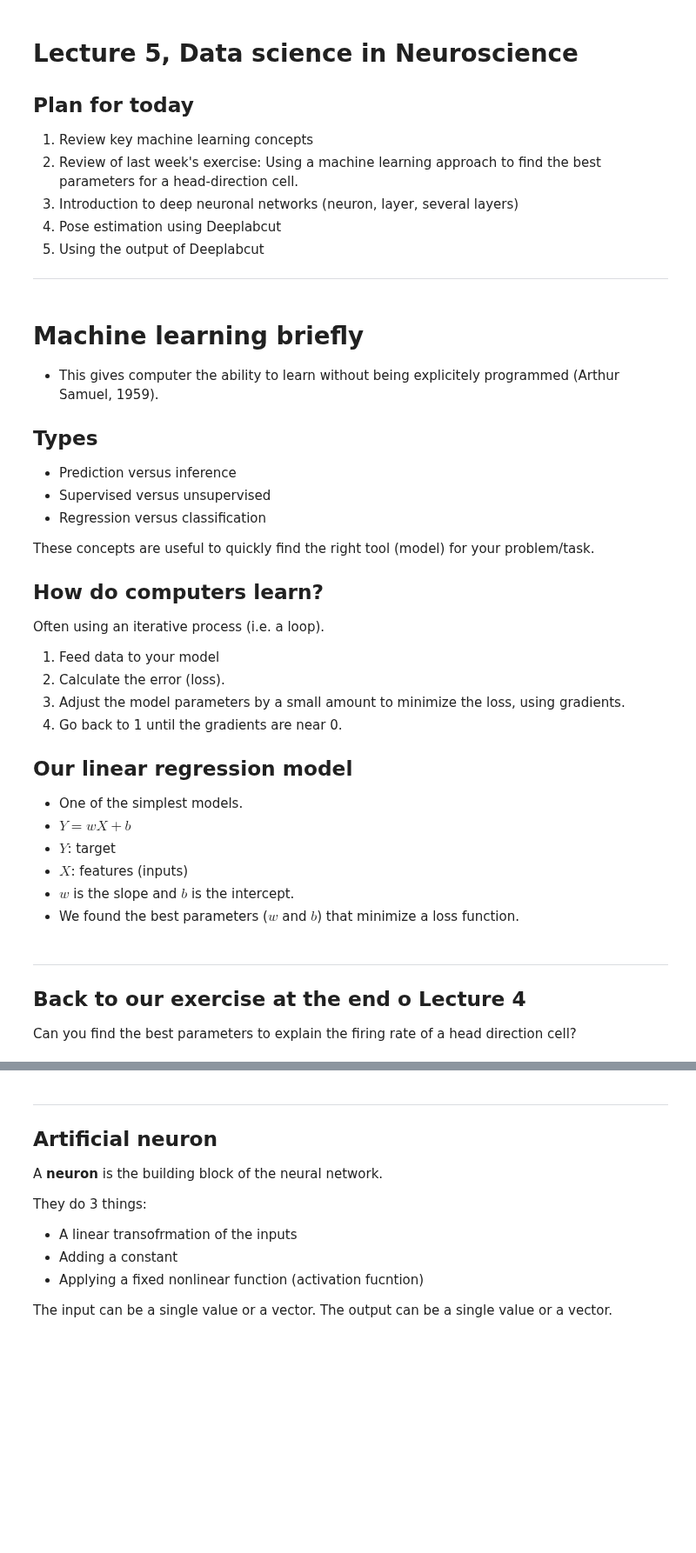
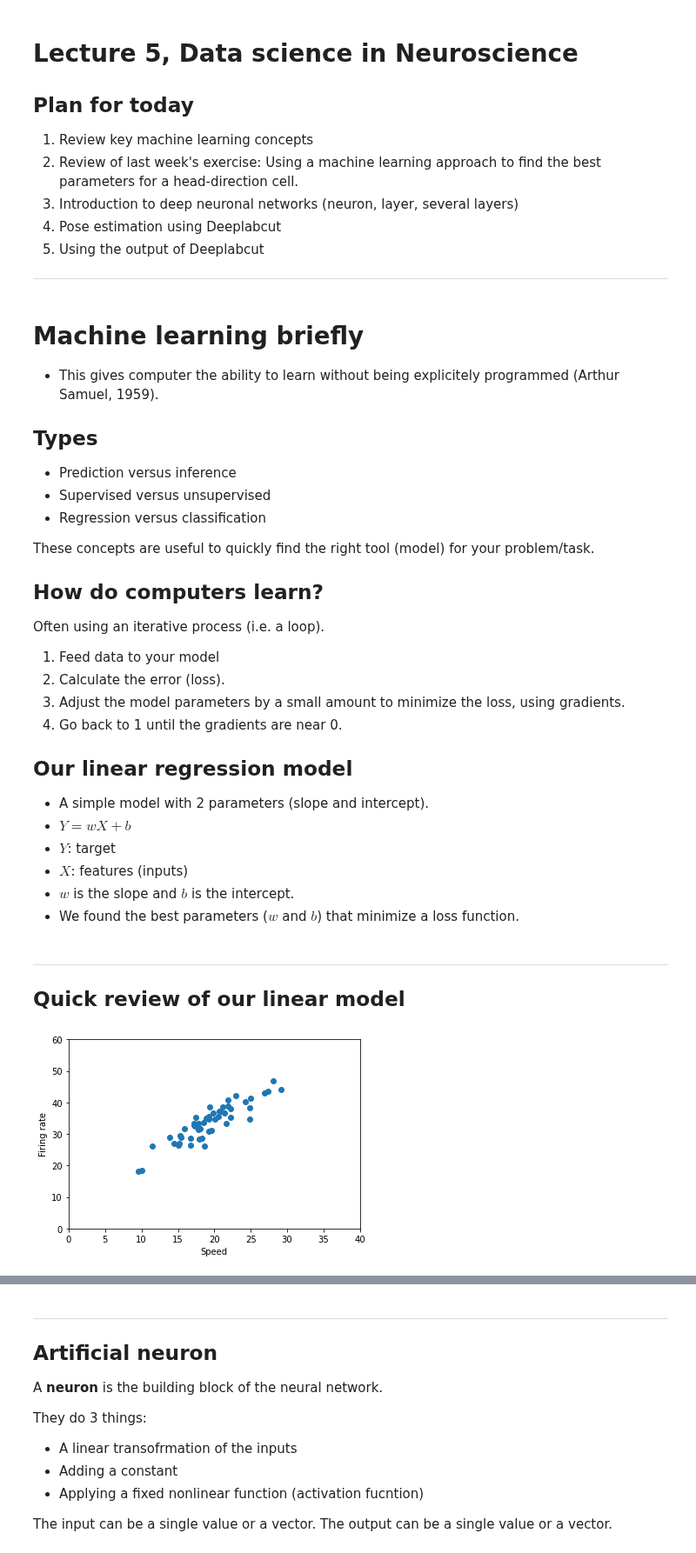
Before and after one commit to kevin-allen/dataScienceNeuro, a Jupyter notebook: notebooks/lecture_05.ipynb, the cells around one changed output, grey strips where cells are left out. Shown at 87% size. Drawn from its saved outputs; the diff is of its cells as text; code cells hidden in the pictures; blank space fills up the shorter version.

```diff
--- a/notebooks/lecture_05.ipynb
+++ b/notebooks/lecture_05.ipynb
@@ -36,15 +36,12 @@ Often using an iterative process (i.e. a loop).
 
 ## Our linear regression model
 
-* One of the simplest models.
+* A simple model with 2 parameters (slope and intercept).
 * $Y = wX + b$
 * $Y$: target
 * $X$: features (inputs)
 * $w$ is the slope and $b$ is the intercept.
 * We found the best parameters ($w$ and $b$) that minimize a loss function.
-# %% [markdown]
-***
-
-## Back to our exercise at the end o Lecture 4
-
-Can you find the best parameters to explain the firing rate of a head direction cell?
+# %% [markdown]
+***
+## Quick review of our linear model
@@ -50,0 +51,16 @@ Can you find the best parameters to explain the firing rate of a head direction
+# %%
+## we simulate speed and firing rate data
+w = 1.25 # parameter 2, slope
+b = 10 # parameter 1, intercept
+size = 50 # how many data points
+speed = np.random.normal(loc=20.0, scale=5, size = size) # random numbers taken from a normal distribution
+noise = np.random.normal(loc=0.0, scale=3, size = size) # random numbers taken from a normal distribution
+rate = speed * w + b + noise # our linear model with some noise
+plt.scatter(speed,rate)
+plt.xlabel("Speed")
+plt.ylabel("Firing rate")
+plt.xlim(0,40)
+plt.ylim(0,60)
+plt.show()
+# %% [output]
+[figure, added]
```
Also changed, not shown: parts of 47 cells of this notebook, 9 other files.
